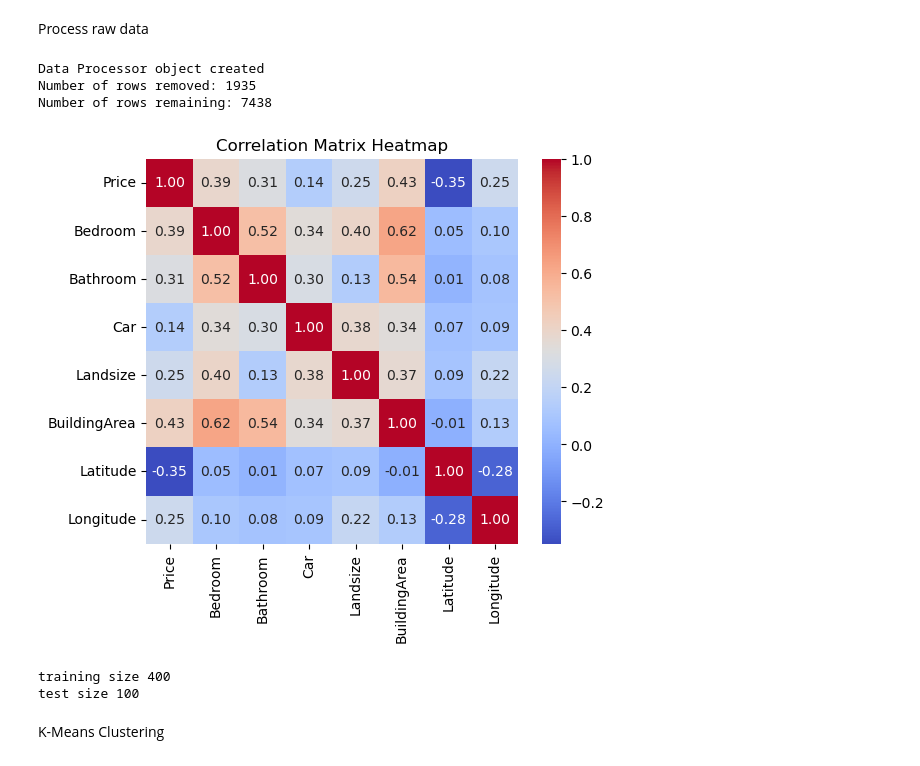
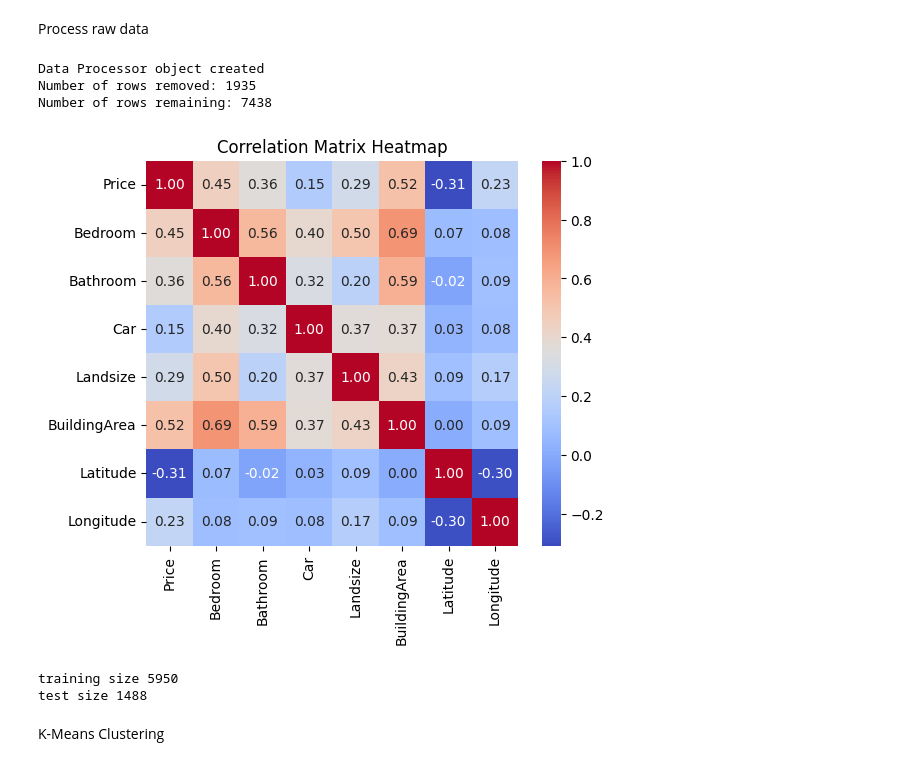
Before and after one commit to Wajeeha-B/ai_project.github.io, a Jupyter notebook: code/estimator.ipynb, the cells around one changed output. Cells and saved outputs as stored; diff of their text form; code cells hidden in the pictures.

```diff
--- a/code/estimator.ipynb
+++ b/code/estimator.ipynb
@@ -31,37 +32,37 @@ Process raw data
 # Create a DataProcessor object and load the data
 dp_obj = DataProcessor.DataProcessor()
 dp_obj.LoadData(filepath)
 
 # Remove incomplete points, remove unused features and shuffle the data
 dp_obj.keepSelectedColumns(columnsToKeep)
 dp_obj.filterMelbourneData()
 
 dp_obj.remove_outliers(columnsToKeep, plot=False)
 
 # dp_obj.encodeCategoricalData(['Type'])
 dp_obj.shuffleData()
-dp_obj.reduceDataSize(500) # remove this to train on the full dataset
+# dp_obj.reduceDataSize(500) # remove this to train on the full dataset
 
 
 columnsToCorrelate = ['Price','Bedroom','Bathroom','Car','Landsize','BuildingArea','Latitude','Longitude']
 dp_obj.calculateCorelation(columnsToCorrelate)
 
 # Split the data into training and testing
 train_X, train_Y, test_X, test_Y = dp_obj.splitData(train_size, prediction_column)
 
 # print(train_X.head())
 
 # Remove dwelling type and additional landsize / building area data for some processing
 clean_columns = ['Type', 'Landsize','BuildingArea']
 train_X_clean = train_X.drop(columns=clean_columns,axis=1)
 test_X_clean = test_X.drop(columns=clean_columns,axis=1)
 # %% [output]
 Data Processor object created
 Number of rows removed: 1935
 Number of rows remaining: 7438
-[figure, old version]
+[figure, new version]
-training size 400
-test size 100
+training size 5950
+test size 1488
 # %% [markdown]
 K-Means Clustering
 # %%
```
Also changed, not shown: parts of 10 cells of this notebook, 1 other file.
